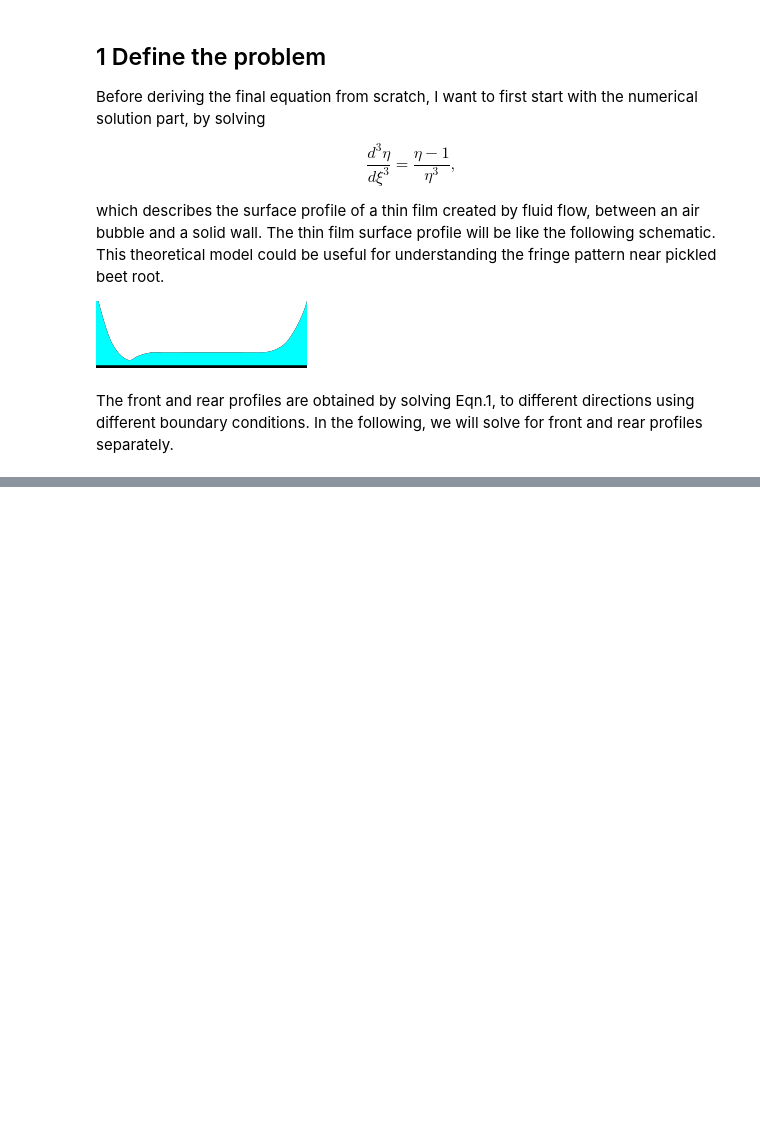
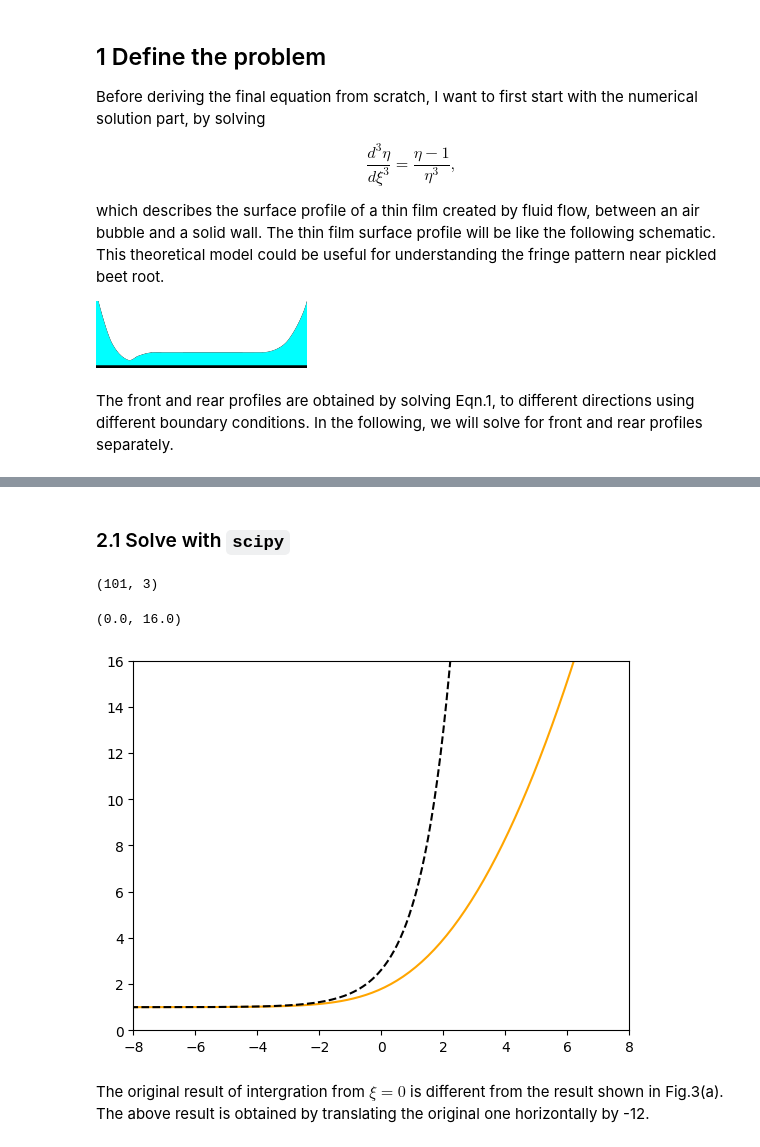
Before and after one commit to ZLoverty/WPM, a Jupyter notebook: Code/Theory_Picchi_2021.ipynb, the cells around one changed output, grey strips where cells are left out. Saved outputs shown, nothing was run; the diff lists cells and outputs as text; code cells hidden in the pictures; blank space fills up the shorter version.

```diff
--- a/Code/Theory_Picchi_2021.ipynb
+++ b/Code/Theory_Picchi_2021.ipynb
@@ -24,0 +42,38 @@ The boundary condition for front
+# %% [markdown]
+### 2.1 Solve with `scipy`
+# %%
+# use `odeint` to solve the equation
+a = 1e-5
+
+# define the differential equation
+def ode(y, t):
+    eta, F, S = y
+    dydt = F, S, (eta-1)/eta**3
+    return dydt
+
+# set initial conditions
+y0 = [1, a, a]
+
+# discretize the space
+t = np.linspace(0, 100, 1001)
+
+# solve the equation
+sol = odeint(ode, y0, t)
+# %%
+sol.shape
+# %% [output]
+(101, 3)
+# %%
+# numerical solution
+plt.plot(t-12, sol[:, 0], color="orange")
+# exponential approximation
+plt.plot(t-12, 1 + a*np.exp(t), color="black", ls="--")
+# parabolic approximation
+
+plt.xlim([-8, 8])
+plt.ylim([0, 16])
+# %% [output]
+(0.0, 16.0)
+[figure, added]
+# %% [markdown]
+The original result of intergration from $\xi=0$ is different from the result shown in Fig.3(a). The above result is obtained by translating the original one horizontally by -12.
```
Also changed, not shown: parts of 39 cells of this notebook.
